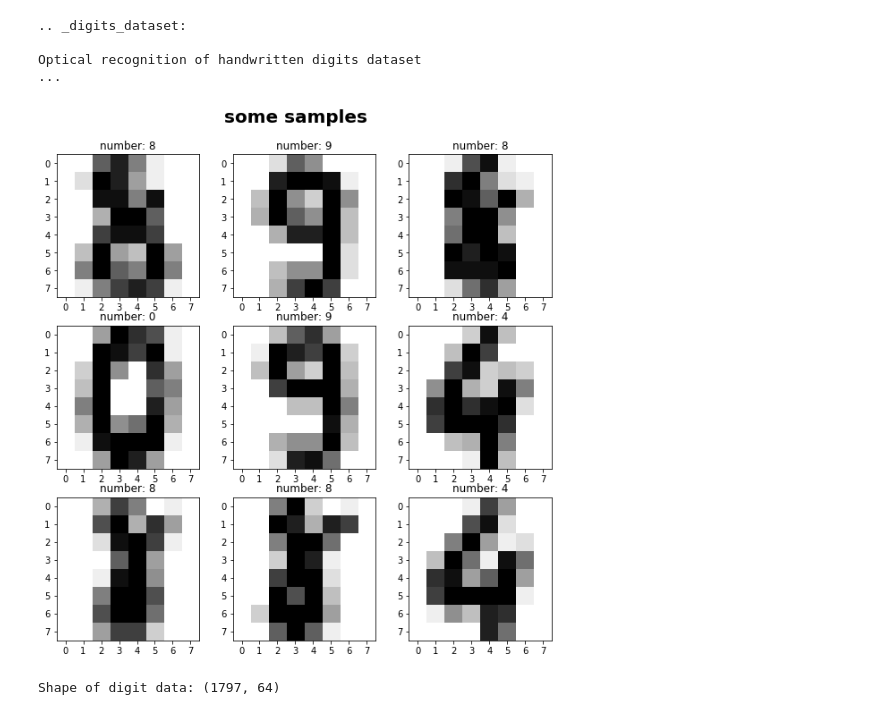
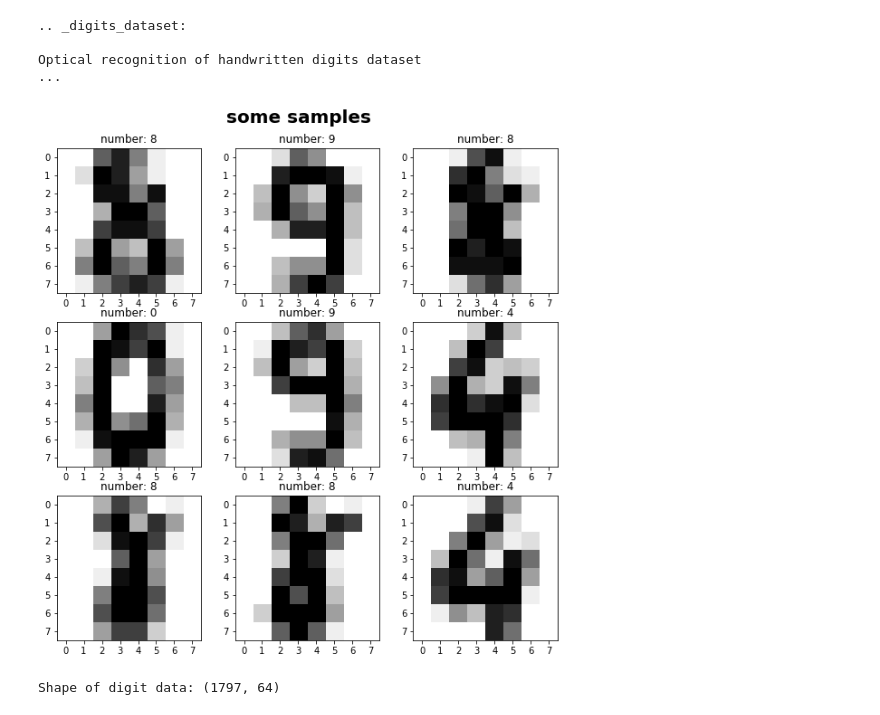
Before and after one commit to hannawe/ML-summary-by-Gleb, a Jupyter notebook: Supervised Summary.ipynb, the cells around one changed output. Drawn from its saved outputs; the diff is of its cells as text; code cells hidden in the pictures.

```diff
--- a/Supervised Summary.ipynb
+++ b/Supervised Summary.ipynb
@@ -24,14 +44,14 @@ Optical recognition of handwritten digits dataset
 # %%
 # plot samples
 fig,axes =plt.subplots(3,3, figsize=(10, 10))
-fig.suptitle('some samples', fontsize=20, fontweight='bold',y=.95)
+fig.suptitle('some samples', fontsize=20, fontweight='bold',y=.94)
 for i,ax in zip(range(1,10),axes.ravel()):
     ax.xaxis.set_ticks(np.arange(0.,7.1, 1.))
     ax.yaxis.set_ticks(np.arange(0.,7.1, 1.))
     ax.imshow(digits.images[-i], cmap=plt.cm.gray_r, interpolation='nearest')
     ax.set_title("number: {:}".format(digits.target[-i]))
 # %% [output]
-[figure, old version]
+[figure, new version]
 # %%
 #amount of samples and features per sample
 print("Shape of digit data:", digits.data.shape)
```
Also changed, not shown: parts of 66 cells of this notebook.
